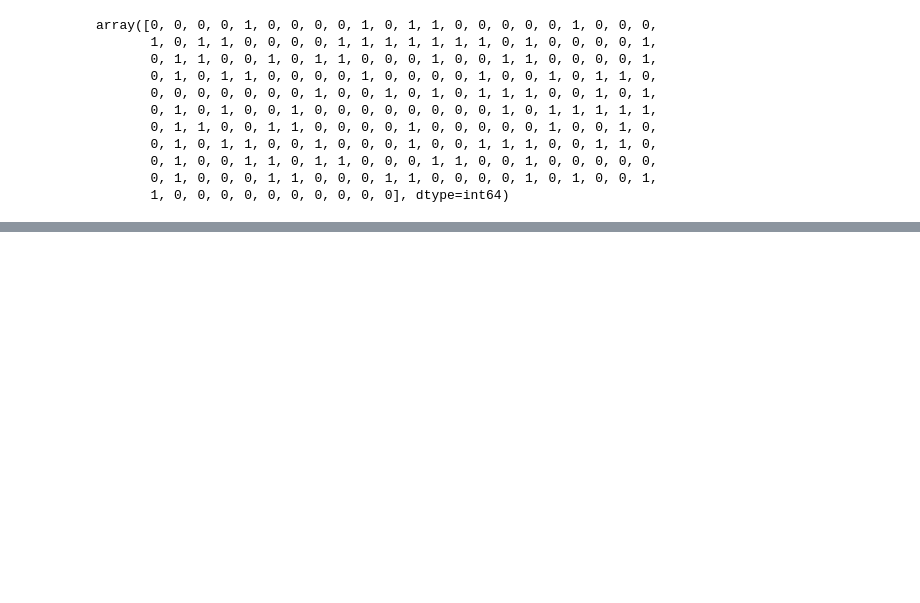
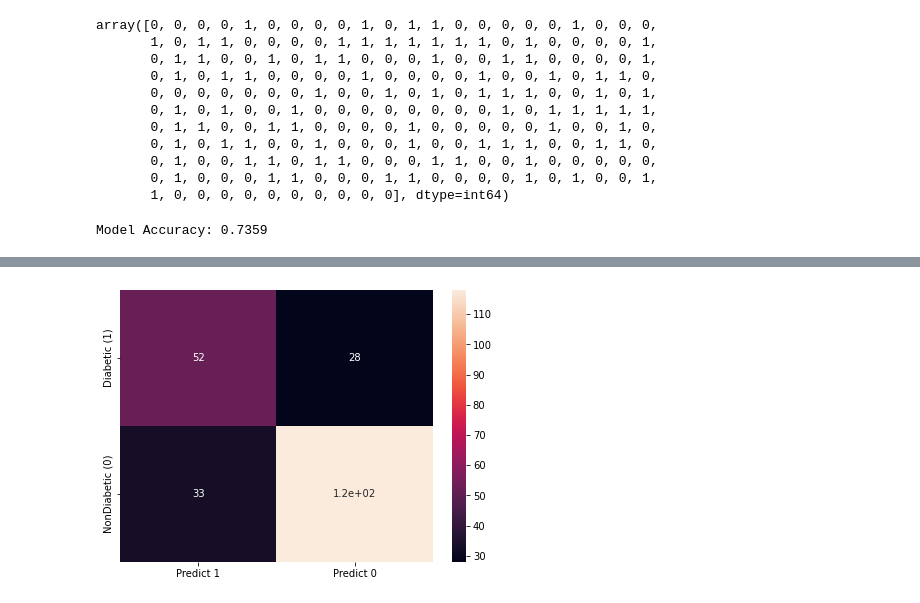
Before and after one commit to RochaErik/X-Naive-Bayes-Indian-Diabetes-Data, a Jupyter notebook: Naive_Bayes.ipynb, the cells around one changed output, grey strips where cells are left out. Cells and saved outputs as stored; diff of their text form; code cells hidden in the pictures; blank space fills up the shorter version.

```diff
--- a/Naive_Bayes.ipynb
+++ b/Naive_Bayes.ipynb
@@ -280,3 +280,17 @@ array([0, 0, 0, 0, 1, 0, 0, 0, 0, 1, 0, 1, 1, 0, 0, 0, 0, 0, 1, 0, 0, 0,
        0, 1, 0, 0, 1, 1, 0, 1, 1, 0, 0, 0, 1, 1, 0, 0, 1, 0, 0, 0, 0, 0,
        0, 1, 0, 0, 0, 1, 1, 0, 0, 0, 1, 1, 0, 0, 0, 0, 1, 0, 1, 0, 0, 1,
        1, 0, 0, 0, 0, 0, 0, 0, 0, 0, 0], dtype=int64)
+# %%
+from sklearn import metrics
+
+print('Model Accuracy: {0:.4f}'.format(metrics.accuracy_score(Y_test, test_predict)))
+# %% [output]
+Model Accuracy: 0.7359
+# %%
+cm = metrics.confusion_matrix(Y_test, test_predict, labels=[1,0])
+
+df_cm = pd.DataFrame(cm, index = [i for i in ['Diabetic (1)','NonDiabetic (0)']],
+                         columns = [i for i in ['Predict 1','Predict 0']])
+plt.figure(figsize=(7,5))
+sns.heatmap(df_cm, annot=True);
+# %% [output]
@@ -282,0 +300 @@ array([0, 0, 0, 0, 1, 0, 0, 0, 0, 1, 0, 1, 1, 0, 0, 0, 0, 0, 1, 0, 0, 0,
+[figure, added]
```
Also changed, not shown: parts of 2 cells of this notebook.
